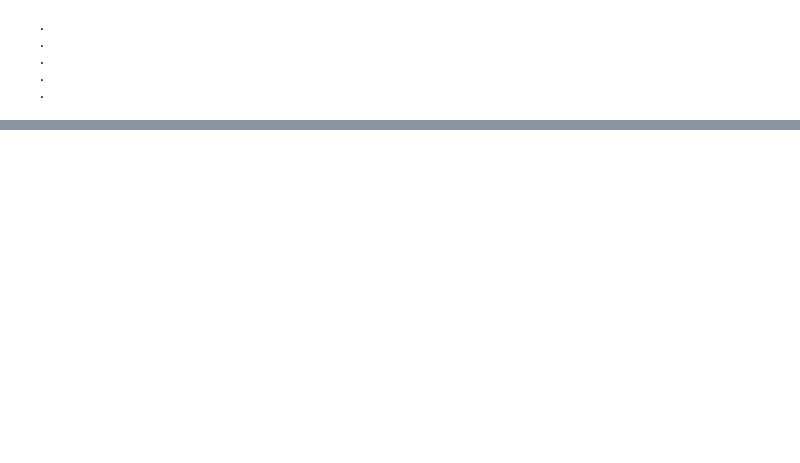
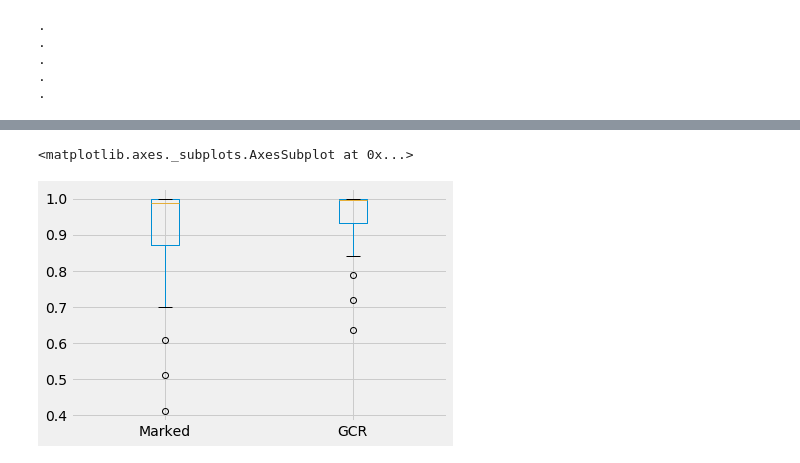
Before and after one commit to Call1st0/dft-based-watermarking-method-with-GCR-masking, a Jupyter notebook: imageMetrics.ipynb, the cells around one changed output, grey strips where cells are left out. Saved outputs shown, nothing was run; the diff lists cells and outputs as text; code cells hidden in the pictures; blank space fills up the shorter version.

```diff
--- a/imageMetrics.ipynb
+++ b/imageMetrics.ipynb
@@ -154,2 +198,7 @@ dtype: float64
+# %%
+dataframeFinal_SSIM_Mean.boxplot()
+# %% [output]
+<matplotlib.axes._subplots.AxesSubplot at 0x...>
+[figure, added]
 # %%
 # https://www.dataquest.io/blog/making-538-plots/
```
Also changed, not shown: parts of 16 cells of this notebook, 1 other file.
